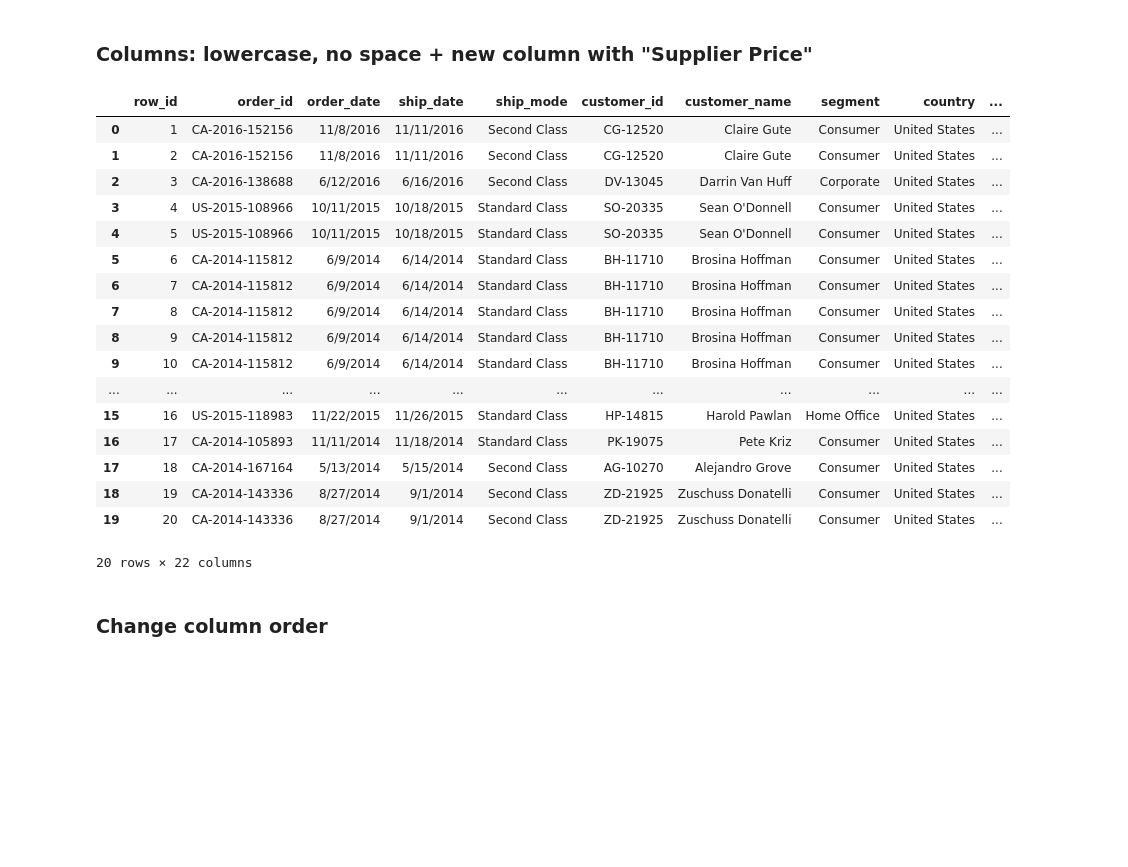
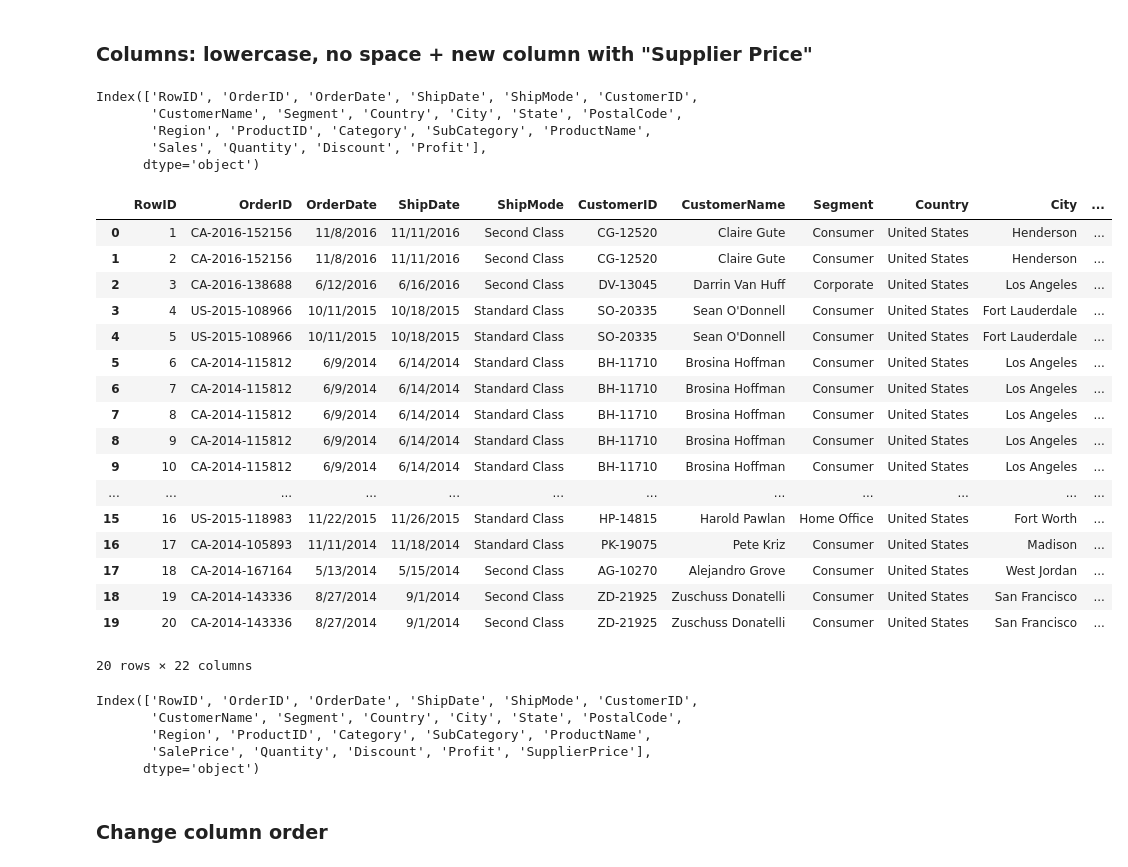
Before and after one commit to marcosmicozzi/Module02, a Jupyter notebook: m2p5s1.ipynb, the cells around one changed output. Cells and saved outputs as stored; diff of their text form; code cells hidden in the pictures; blank space fills up the shorter version.

```diff
--- a/m2p5s1.ipynb
+++ b/m2p5s1.ipynb
@@ -40,31 +40,51 @@ original_csv.head()
 ### Columns: lowercase, no space + new column with "Supplier Price"
 # %%
 updated_csv = original_csv
-updated_csv = updated_csv.rename(str.lower, axis=1)
+# updated_csv = updated_csv.rename(str.l, axis=1)
 updated_csv.columns
-updated_csv.columns = [x.replace(' ', '_') for x in updated_csv.columns]
+updated_csv.columns = [x.replace(' ', '') for x in updated_csv.columns]
+updated_csv.columns = [x.replace('-', '') for x in updated_csv.columns]
 updated_csv.columns
-updated_csv['supplier_price'] = updated_csv['sales'] / updated_csv['quantity'] - updated_csv['profit'] / updated_csv['quantity'] - updated_csv['sales'] * updated_csv['discount']
-updated_csv.rename(columns={'sales':'sale_price'}, inplace=True)
-updated_csv.head(20)
+# updated_csv['supplier_price'] = updated_csv['sales'] / updated_csv['quantity'] - updated_csv['profit'] / updated_csv['quantity'] - updated_csv['sales'] * updated_csv['discount']
 # %% [output]
-|  | row_id | order_id | order_date | ship_date | ship_mode | customer_id | customer_name | segment | country | ... |
-| 0 | 1 | CA-2016-152156 | 11/8/2016 | 11/11/2016 | Second Class | CG-12520 | Claire Gute | Consumer | United States | ... |
-| 1 | 2 | CA-2016-152156 | 11/8/2016 | 11/11/2016 | Second Class | CG-12520 | Claire Gute | Consumer | United States | ... |
-| 2 | 3 | CA-2016-138688 | 6/12/2016 | 6/16/2016 | Second Class | DV-13045 | Darrin Van Huff | Corporate | United States | ... |
-| 3 | 4 | US-2015-108966 | 10/11/2015 | 10/18/2015 | Standard Class | SO-20335 | Sean O'Donnell | Consumer | United States | ... |
-| 4 | 5 | US-2015-108966 | 10/11/2015 | 10/18/2015 | Standard Class | SO-20335 | Sean O'Donnell | Consumer | United States | ... |
-| 5 | 6 | CA-2014-115812 | 6/9/2014 | 6/14/2014 | Standard Class | BH-11710 | Brosina Hoffman | Consumer | United States | ... |
-| 6 | 7 | CA-2014-115812 | 6/9/2014 | 6/14/2014 | Standard Class | BH-11710 | Brosina Hoffman | Consumer | United States | ... |
-| 7 | 8 | CA-2014-115812 | 6/9/2014 | 6/14/2014 | Standard Class | BH-11710 | Brosina Hoffman | Consumer | United States | ... |
-| 8 | 9 | CA-2014-115812 | 6/9/2014 | 6/14/2014 | Standard Class | BH-11710 | Brosina Hoffman | Consumer | United States | ... |
-| 9 | 10 | CA-2014-115812 | 6/9/2014 | 6/14/2014 | Standard Class | BH-11710 | Brosina Hoffman | Consumer | United States | ... |
-| ... | ... | ... | ... | ... | ... | ... | ... | ... | ... | ... |
-| 15 | 16 | US-2015-118983 | 11/22/2015 | 11/26/2015 | Standard Class | HP-14815 | Harold Pawlan | Home Office | United States | ... |
-| 16 | 17 | CA-2014-105893 | 11/11/2014 | 11/18/2014 | Standard Class | PK-19075 | Pete Kriz | Consumer | United States | ... |
-| 17 | 18 | CA-2014-167164 | 5/13/2014 | 5/15/2014 | Second Class | AG-10270 | Alejandro Grove | Consumer | United States | ... |
-| 18 | 19 | CA-2014-143336 | 8/27/2014 | 9/1/2014 | Second Class | ZD-21925 | Zuschuss Donatelli | Consumer | United States | ... |
-| 19 | 20 | CA-2014-143336 | 8/27/2014 | 9/1/2014 | Second Class | ZD-21925 | Zuschuss Donatelli | Consumer | United States | ... |
-20 rows × 22 columns
+Index(['RowID', 'OrderID', 'OrderDate', 'ShipDate', 'ShipMode', 'CustomerID',
+       'CustomerName', 'Segment', 'Country', 'City', 'State', 'PostalCode',
+       'Region', 'ProductID', 'Category', 'SubCategory', 'ProductName',
+       'Sales', 'Quantity', 'Discount', 'Profit'],
+      dtype='object')
+# %%
+updated_csv["SupplierPrice"] = (
+    (updated_csv["Sales"] * (1 - updated_csv["Discount"]) * updated_csv["Quantity"] - updated_csv["Profit"])
+    / updated_csv["Quantity"]
+)
+updated_csv.rename(columns={'Sales':'SalePrice'}, inplace=True)
+updated_csv.head(20)
+# %% [output]
+|  | RowID | OrderID | OrderDate | ShipDate | ShipMode | CustomerID | CustomerName | Segment | Country | City | ... |
+| 0 | 1 | CA-2016-152156 | 11/8/2016 | 11/11/2016 | Second Class | CG-12520 | Claire Gute | Consumer | United States | Henderson | ... |
+| 1 | 2 | CA-2016-152156 | 11/8/2016 | 11/11/2016 | Second Class | CG-12520 | Claire Gute | Consumer | United States | Henderson | ... |
+| 2 | 3 | CA-2016-138688 | 6/12/2016 | 6/16/2016 | Second Class | DV-13045 | Darrin Van Huff | Corporate | United States | Los Angeles | ... |
+| 3 | 4 | US-2015-108966 | 10/11/2015 | 10/18/2015 | Standard Class | SO-20335 | Sean O'Donnell | Consumer | United States | Fort Lauderdale | ... |
+| 4 | 5 | US-2015-108966 | 10/11/2015 | 10/18/2015 | Standard Class | SO-20335 | Sean O'Donnell | Consumer | United States | Fort Lauderdale | ... |
+| 5 | 6 | CA-2014-115812 | 6/9/2014 | 6/14/2014 | Standard Class | BH-11710 | Brosina Hoffman | Consumer | United States | Los Angeles | ... |
+| 6 | 7 | CA-2014-115812 | 6/9/2014 | 6/14/2014 | Standard Class | BH-11710 | Brosina Hoffman | Consumer | United States | Los Angeles | ... |
+| 7 | 8 | CA-2014-115812 | 6/9/2014 | 6/14/2014 | Standard Class | BH-11710 | Brosina Hoffman | Consumer | United States | Los Angeles | ... |
+| 8 | 9 | CA-2014-115812 | 6/9/2014 | 6/14/2014 | Standard Class | BH-11710 | Brosina Hoffman | Consumer | United States | Los Angeles | ... |
+| 9 | 10 | CA-2014-115812 | 6/9/2014 | 6/14/2014 | Standard Class | BH-11710 | Brosina Hoffman | Consumer | United States | Los Angeles | ... |
+| ... | ... | ... | ... | ... | ... | ... | ... | ... | ... | ... | ... |
+| 15 | 16 | US-2015-118983 | 11/22/2015 | 11/26/2015 | Standard Class | HP-14815 | Harold Pawlan | Home Office | United States | Fort Worth | ... |
+| 16 | 17 | CA-2014-105893 | 11/11/2014 | 11/18/2014 | Standard Class | PK-19075 | Pete Kriz | Consumer | United States | Madison | ... |
+| 17 | 18 | CA-2014-167164 | 5/13/2014 | 5/15/2014 | Second Class | AG-10270 | Alejandro Grove | Consumer | United States | West Jordan | ... |
+| 18 | 19 | CA-2014-143336 | 8/27/2014 | 9/1/2014 | Second Class | ZD-21925 | Zuschuss Donatelli | Consumer | United States | San Francisco | ... |
+| 19 | 20 | CA-2014-143336 | 8/27/2014 | 9/1/2014 | Second Class | ZD-21925 | Zuschuss Donatelli | Consumer | United States | San Francisco | ... |
+20 rows × 22 columns
+# %%
+updated_csv.columns
+# %% [output]
+Index(['RowID', 'OrderID', 'OrderDate', 'ShipDate', 'ShipMode', 'CustomerID',
+       'CustomerName', 'Segment', 'Country', 'City', 'State', 'PostalCode',
+       'Region', 'ProductID', 'Category', 'SubCategory', 'ProductName',
+       'SalePrice', 'Quantity', 'Discount', 'Profit', 'SupplierPrice'],
+      dtype='object')
 # %% [markdown]
 ### Change column order
```
Also changed, not shown: parts of 29 cells of this notebook, 7 other files.
